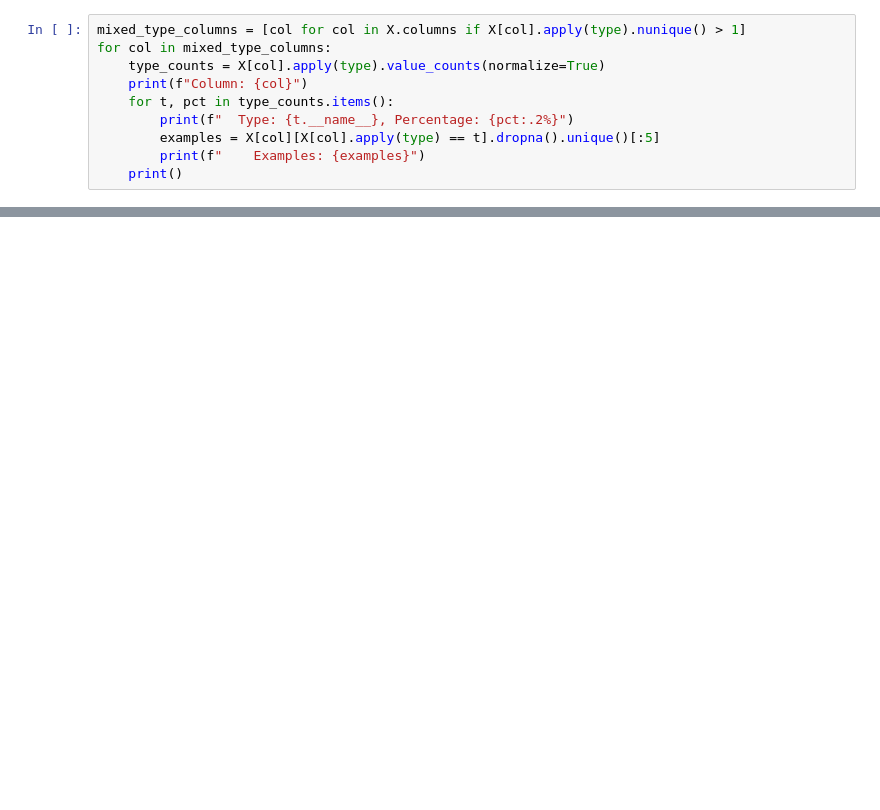
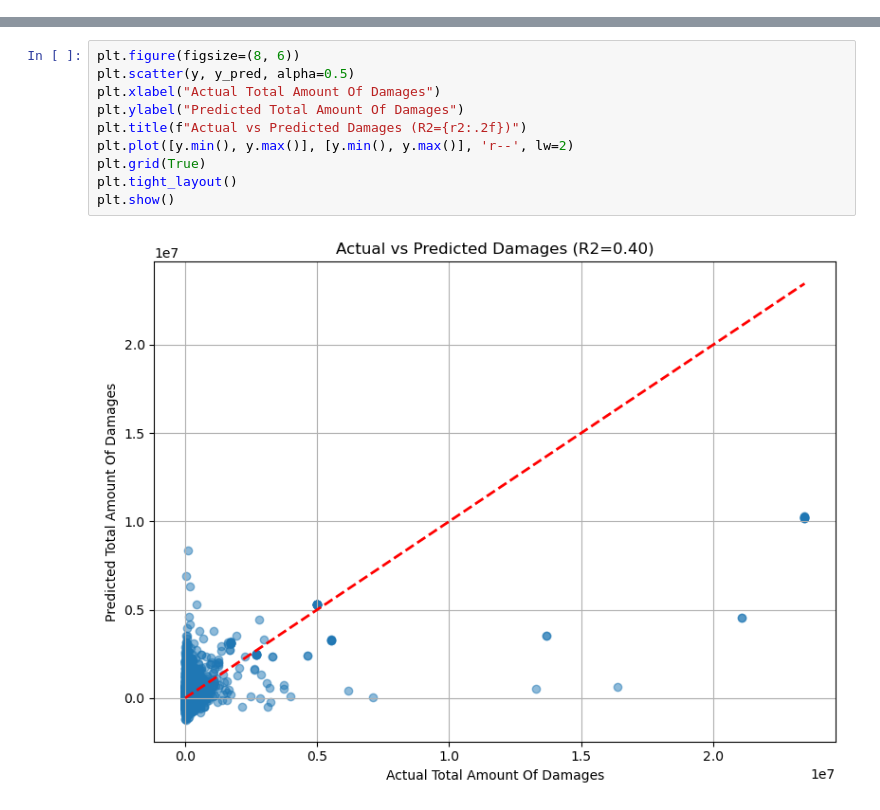
Before and after one commit to yship1002/ChBE-DataScience-Group6, a Jupyter notebook: main.ipynb, the cells around one changed output, grey strips where cells are left out. Drawn from its saved outputs; the diff is of its cells as text; blank space fills up the shorter version.

```diff
--- a/main.ipynb
+++ b/main.ipynb
@@ -52,10 +0,0 @@ X
-# %%
-mixed_type_columns = [col for col in X.columns if X[col].apply(type).nunique() > 1]
-for col in mixed_type_columns:
-    type_counts = X[col].apply(type).value_counts(normalize=True)
-    print(f"Column: {col}")
-    for t, pct in type_counts.items():
-        print(f"  Type: {t.__name__}, Percentage: {pct:.2%}")
-        examples = X[col][X[col].apply(type) == t].dropna().unique()[:5]
-        print(f"    Examples: {examples}")
-    print()
@@ -79,0 +92,12 @@ Column: Origin Postal Code
+# %%
+plt.figure(figsize=(8, 6))
+plt.scatter(y, y_pred, alpha=0.5)
+plt.xlabel("Actual Total Amount Of Damages")
+plt.ylabel("Predicted Total Amount Of Damages")
+plt.title(f"Actual vs Predicted Damages (R2={r2:.2f})")
+plt.plot([y.min(), y.max()], [y.min(), y.max()], 'r--', lw=2)
+plt.grid(True)
+plt.tight_layout()
+plt.show()
+# %% [output]
+[figure, added]
```
Also changed, not shown: parts of 4 cells of this notebook, 6 other files.
